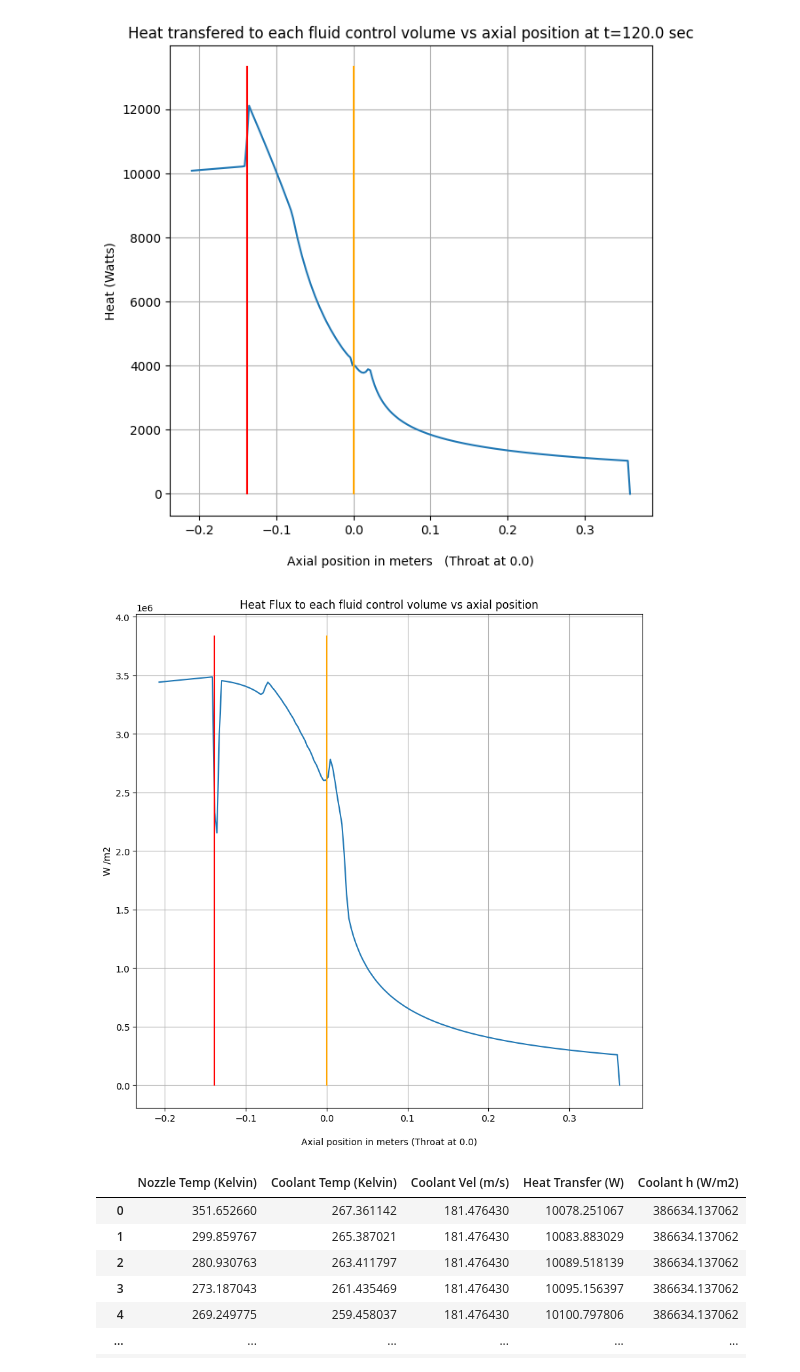
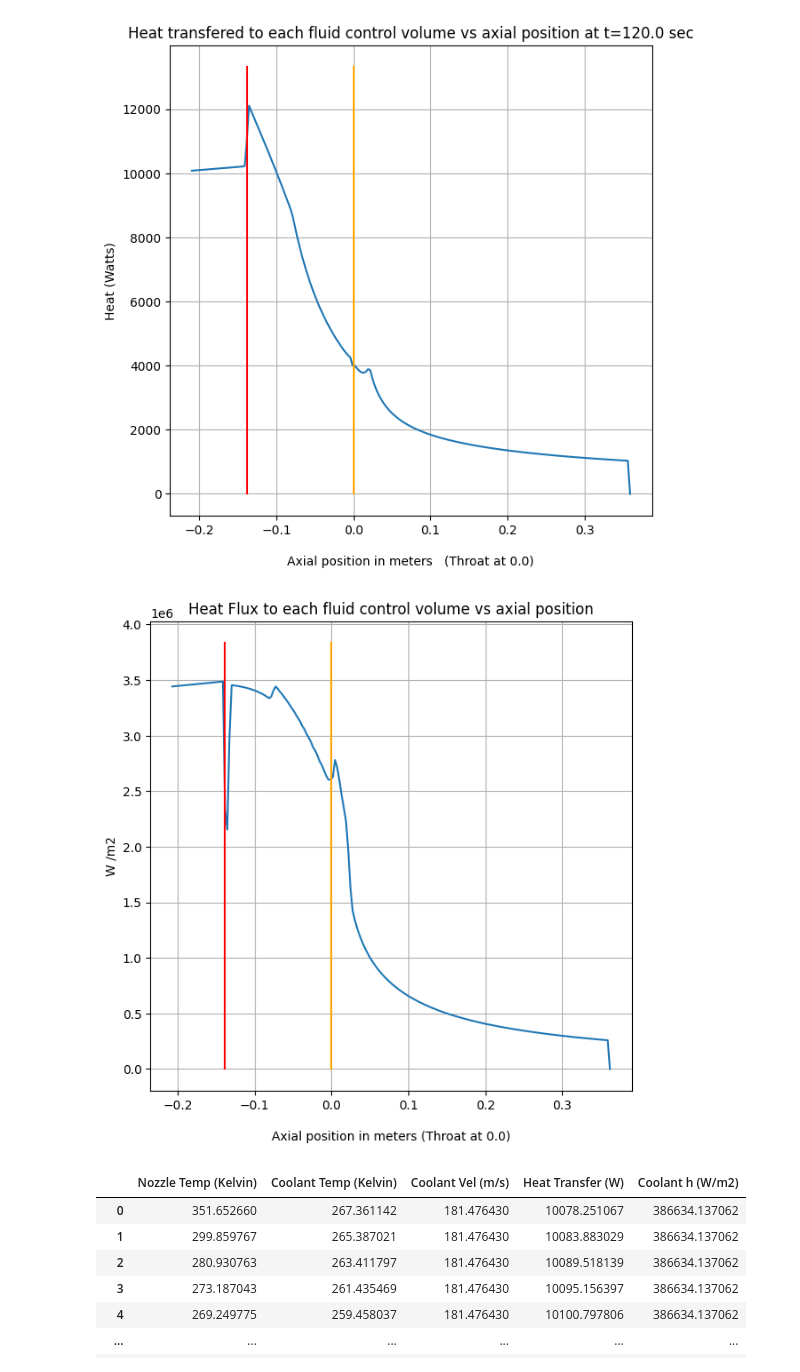
Before and after one commit to mikeortiz5190/Basic-Portfolio, a Jupyter notebook: Nozzle_Design_Code_6_One_trapizoid_node_Segments_ALL_LAYERS_Implicit_Opposite_flow_cooling_.ipynb, the cells around one changed output. Drawn from its saved outputs; the diff is of its cells as text; code cells hidden in the pictures.

```diff
--- a/Nozzle_Design_Code_6_One_trapizoid_node_Segments_ALL_LAYERS_Implicit_Opposite_flow_cooling_.ipynb
+++ b/Nozzle_Design_Code_6_One_trapizoid_node_Segments_ALL_LAYERS_Implicit_Opposite_flow_cooling_.ipynb
@@ -979,17 +979,17 @@ Heat transfered to node: 1033.6075447771382 W at index: 198, position: 0.3562707
 Heat transfered to node: 0 W at index: 199, position: 0.3591295635023417
 [figure]
 # %%
-figure(figsize=(10, 10), dpi=100)
+figure(figsize=(7, 7), dpi=100)
 plt.plot(nodes_x[1:],heat_flux_history[len(heat_flux_history)-1])
 plt.plot([0,0],[0.9*min(heat_flux_history[len(heat_flux_history)-1]), 1.1*max(heat_flux_history[len(heat_flux_history)-1])], color = 'orange')
 plt.plot([nodes_x[end_of_chamber_index],nodes_x[end_of_chamber_index]],[0.9*min(heat_flux_history[len(heat_flux_history)-1]), 1.1*max(heat_flux_history[len(heat_flux_history)-1])], color = 'red')
 plt.grid()
 plt.title('Heat Flux to each fluid control volume vs axial position')
 plt.ylabel('W /m2')
 plt.xlabel('\nAxial position in meters (Throat at 0.0)')
 plt.show()
 # %% [output]
-[figure, old version]
+[figure, new version]
 # %%
 data = {'Nozzle Temp (Kelvin)': y4,
         'Coolant Temp (Kelvin)': y2,
```
